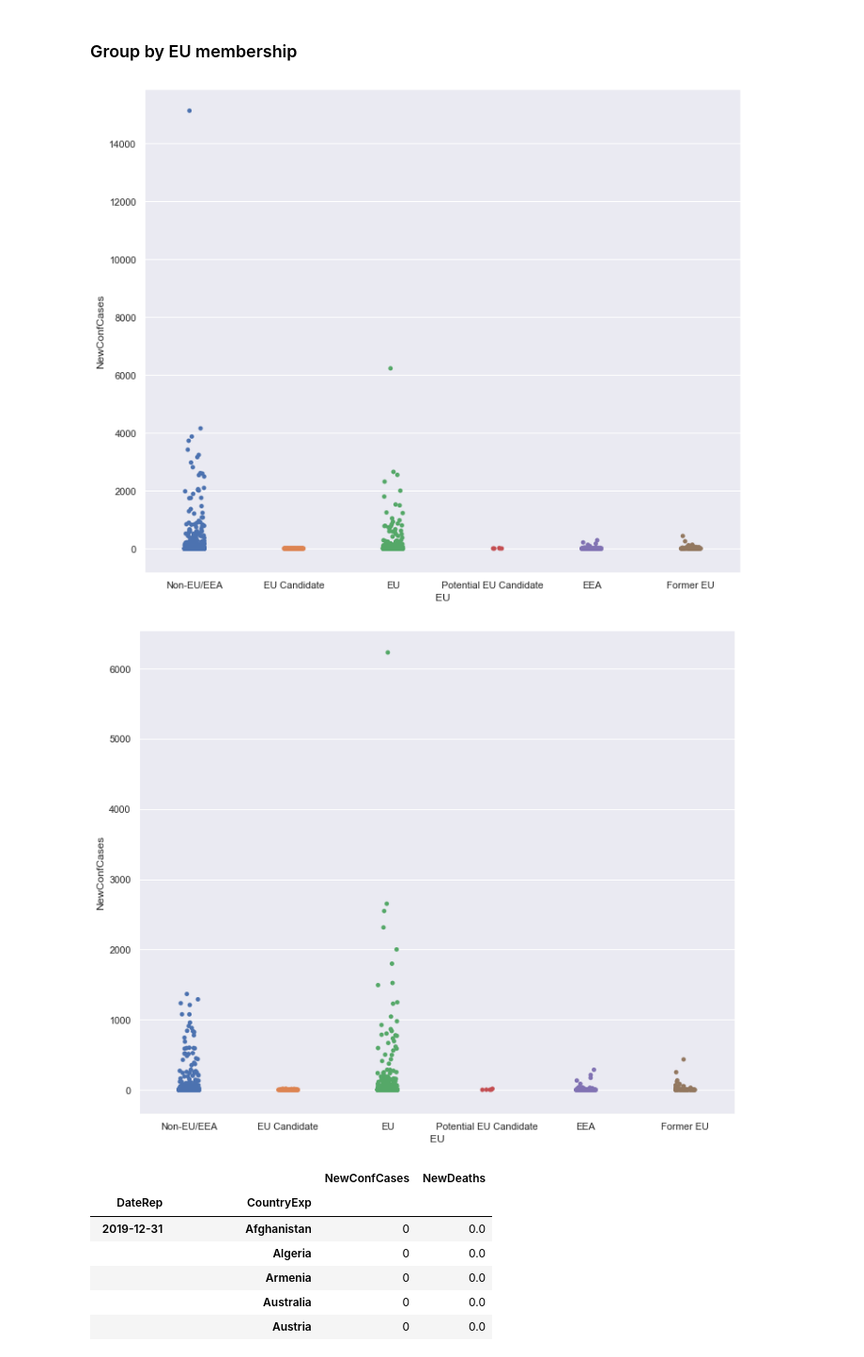
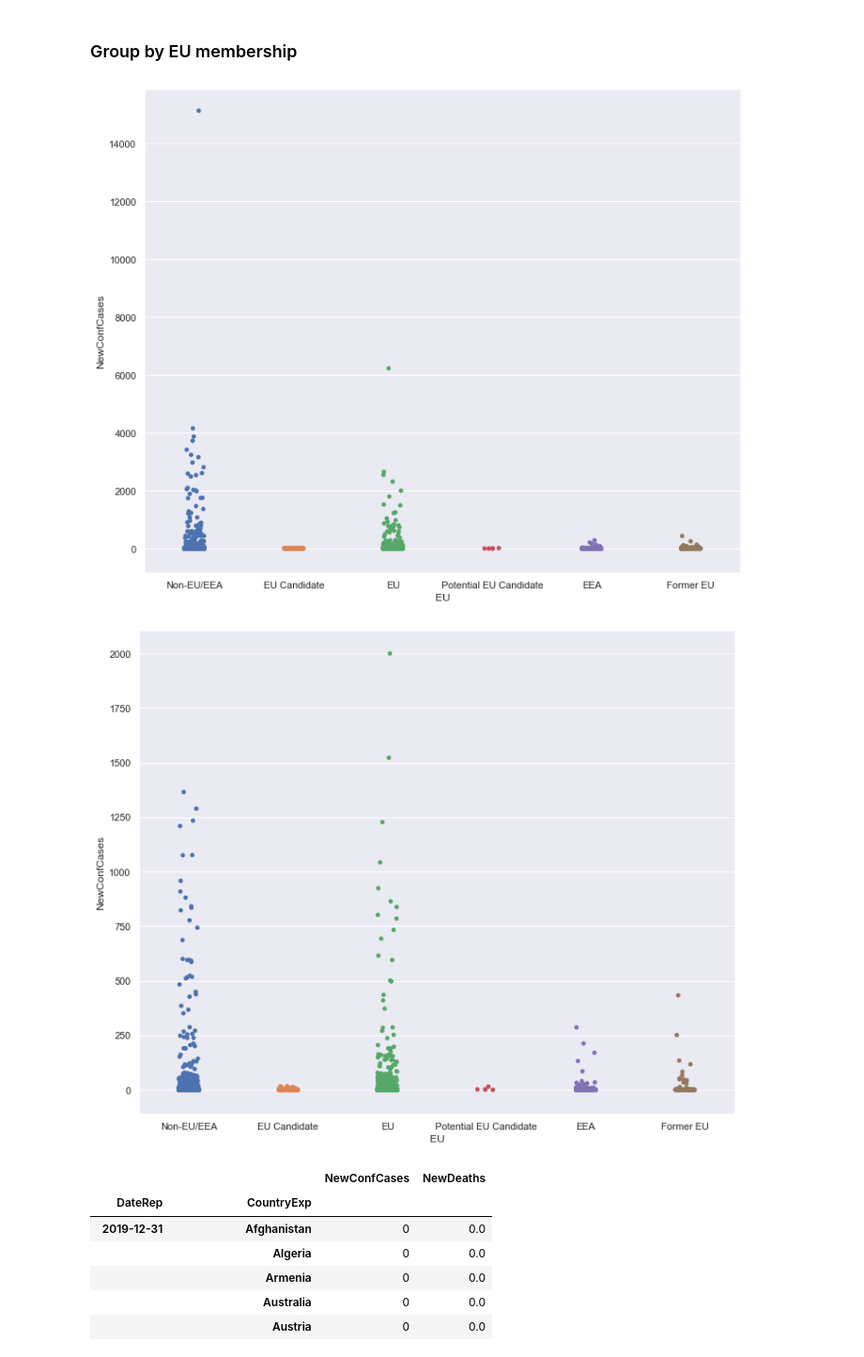
Before and after one commit to tnfru/data_analysis, a Jupyter notebook: Covid19/Covid19.ipynb, the cells around one changed output. Shown: that part at 94% size. Cells and saved outputs as stored; diff of their text form; code cells hidden in the pictures.

Commit message:
add: plot to compare

```diff
--- a/Covid19/Covid19.ipynb
+++ b/Covid19/Covid19.ipynb
@@ -77,3 +76,4 @@ without_outliers['NewConfCases'].mean(), all_countries['NewConfCases'].mean()
 # %%
 new_cases = all_countries.groupby(['DateRep']).sum()
 days_passed = new_cases.shape[0]
+sns.set(rc={'figure.figsize':(12,10)})
@@ -128,11 +139,11 @@ sns.set(rc={'figure.figsize':(12,10)})
 # %%
 sns.stripplot(x="EU", y="NewConfCases", data=all_countries);
 # %% [output]
-[figure, old version]
+[figure, new version]
 # %%
-sns.stripplot(x="EU", y="NewConfCases", data=without_china);
+sns.stripplot(x="EU", y="NewConfCases", data=without_outliers);
 # %% [output]
-[figure, old version]
+[figure, new version]
 # %%
 sns.set(rc={'figure.figsize':(8,6)})
 # %%
```
Also changed, not shown: parts of 8 cells of this notebook.
